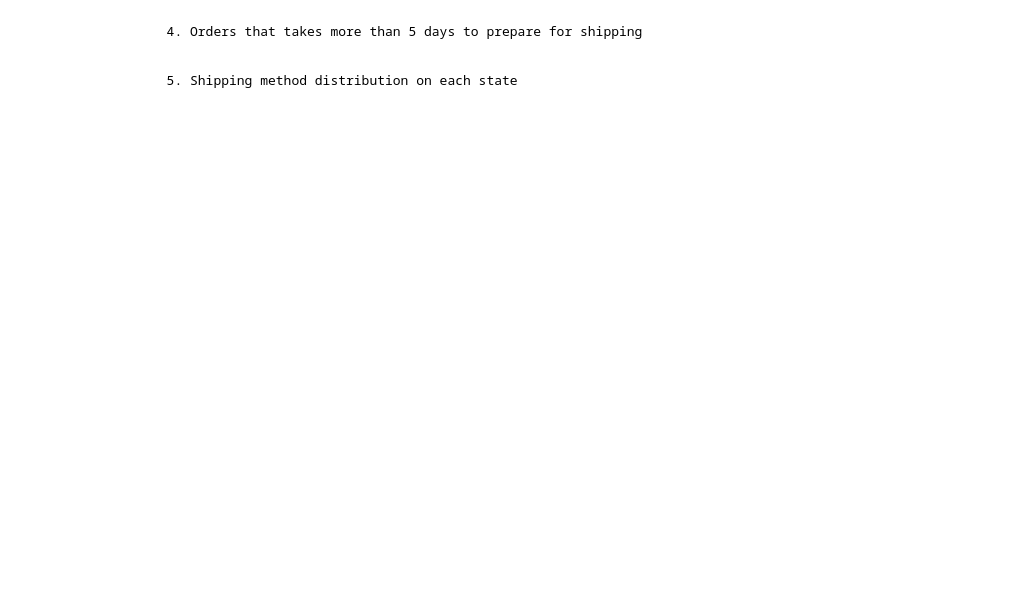
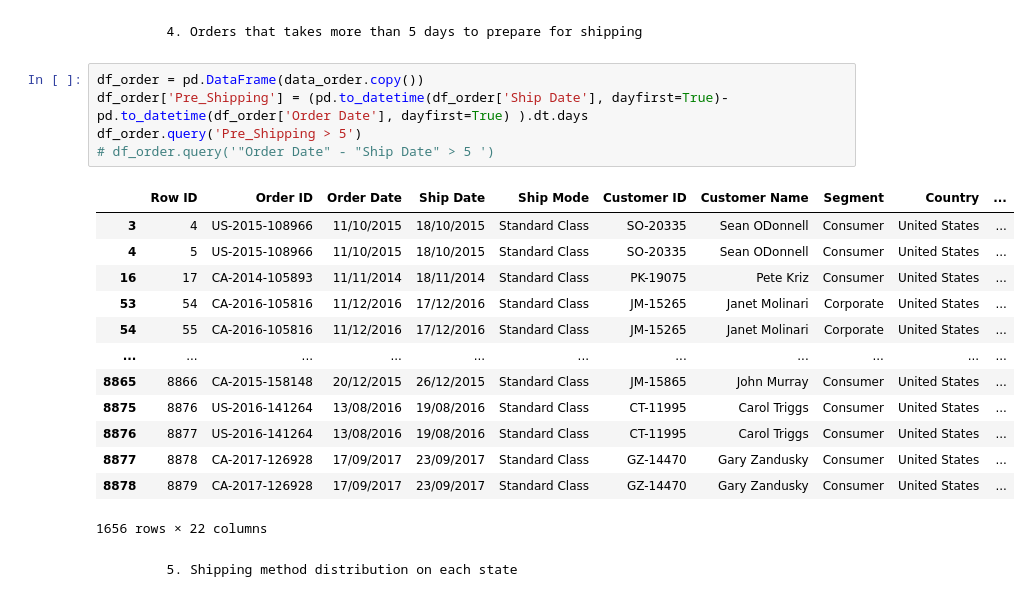
Before and after one commit to Qandle/CPE232, a Jupyter notebook: lab/Lab2_Numpy_Pandas_Matplotlib.ipynb, the cells around one changed output. Cells and saved outputs as stored; diff of their text form; blank space fills up the shorter version.

```diff
--- a/lab/Lab2_Numpy_Pandas_Matplotlib.ipynb
+++ b/lab/Lab2_Numpy_Pandas_Matplotlib.ipynb
@@ -197,4 +286,23 @@ Name: Product ID, Length: 8760, dtype: int64
 # %% [markdown]
 <pre>       4. Orders that takes more than 5 days to prepare for shipping </pre>
+# %%
+df_order = pd.DataFrame(data_order.copy())
+df_order['Pre_Shipping'] = (pd.to_datetime(df_order['Ship Date'], dayfirst=True)- pd.to_datetime(df_order['Order Date'], dayfirst=True) ).dt.days
+df_order.query('Pre_Shipping > 5')
+# df_order.query('"Order Date" - "Ship Date" > 5 ')
+# %% [output]
+|  | Row ID | Order ID | Order Date | Ship Date | Ship Mode | Customer ID | Customer Name | Segment | Country | ... |
+| 3 | 4 | US-2015-108966 | 11/10/2015 | 18/10/2015 | Standard Class | SO-20335 | Sean ODonnell | Consumer | United States | ... |
+| 4 | 5 | US-2015-108966 | 11/10/2015 | 18/10/2015 | Standard Class | SO-20335 | Sean ODonnell | Consumer | United States | ... |
+| 16 | 17 | CA-2014-105893 | 11/11/2014 | 18/11/2014 | Standard Class | PK-19075 | Pete Kriz | Consumer | United States | ... |
+| 53 | 54 | CA-2016-105816 | 11/12/2016 | 17/12/2016 | Standard Class | JM-15265 | Janet Molinari | Corporate | United States | ... |
+| 54 | 55 | CA-2016-105816 | 11/12/2016 | 17/12/2016 | Standard Class | JM-15265 | Janet Molinari | Corporate | United States | ... |
+| ... | ... | ... | ... | ... | ... | ... | ... | ... | ... | ... |
+| 8865 | 8866 | CA-2015-158148 | 20/12/2015 | 26/12/2015 | Standard Class | JM-15865 | John Murray | Consumer | United States | ... |
+| 8875 | 8876 | US-2016-141264 | 13/08/2016 | 19/08/2016 | Standard Class | CT-11995 | Carol Triggs | Consumer | United States | ... |
+| 8876 | 8877 | US-2016-141264 | 13/08/2016 | 19/08/2016 | Standard Class | CT-11995 | Carol Triggs | Consumer | United States | ... |
+| 8877 | 8878 | CA-2017-126928 | 17/09/2017 | 23/09/2017 | Standard Class | GZ-14470 | Gary Zandusky | Consumer | United States | ... |
+| 8878 | 8879 | CA-2017-126928 | 17/09/2017 | 23/09/2017 | Standard Class | GZ-14470 | Gary Zandusky | Consumer | United States | ... |
+1656 rows × 22 columns
 # %% [markdown]
 <pre>       5. Shipping method distribution on each state </pre>
```
Also changed, not shown: parts of 14 cells of this notebook.
